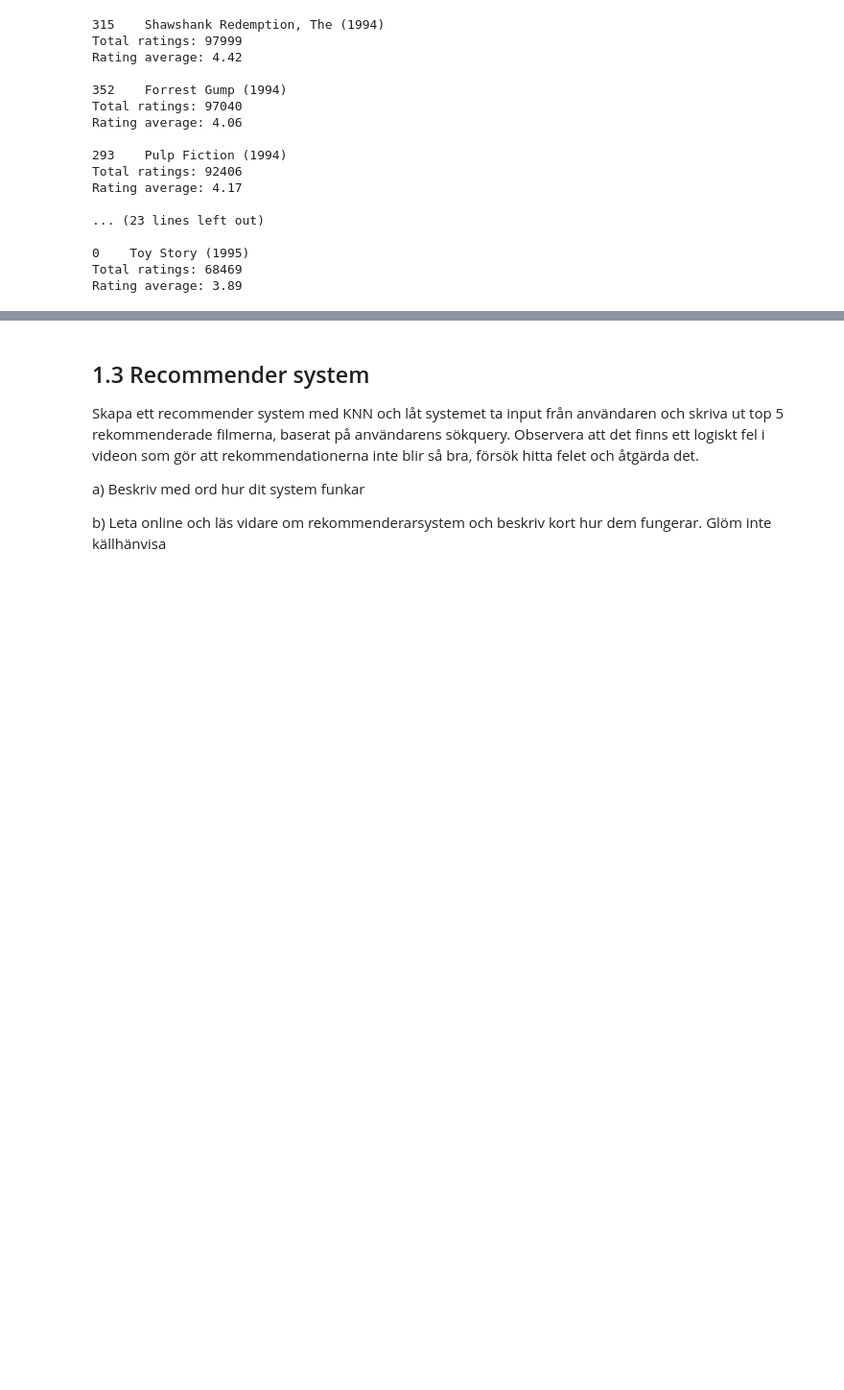
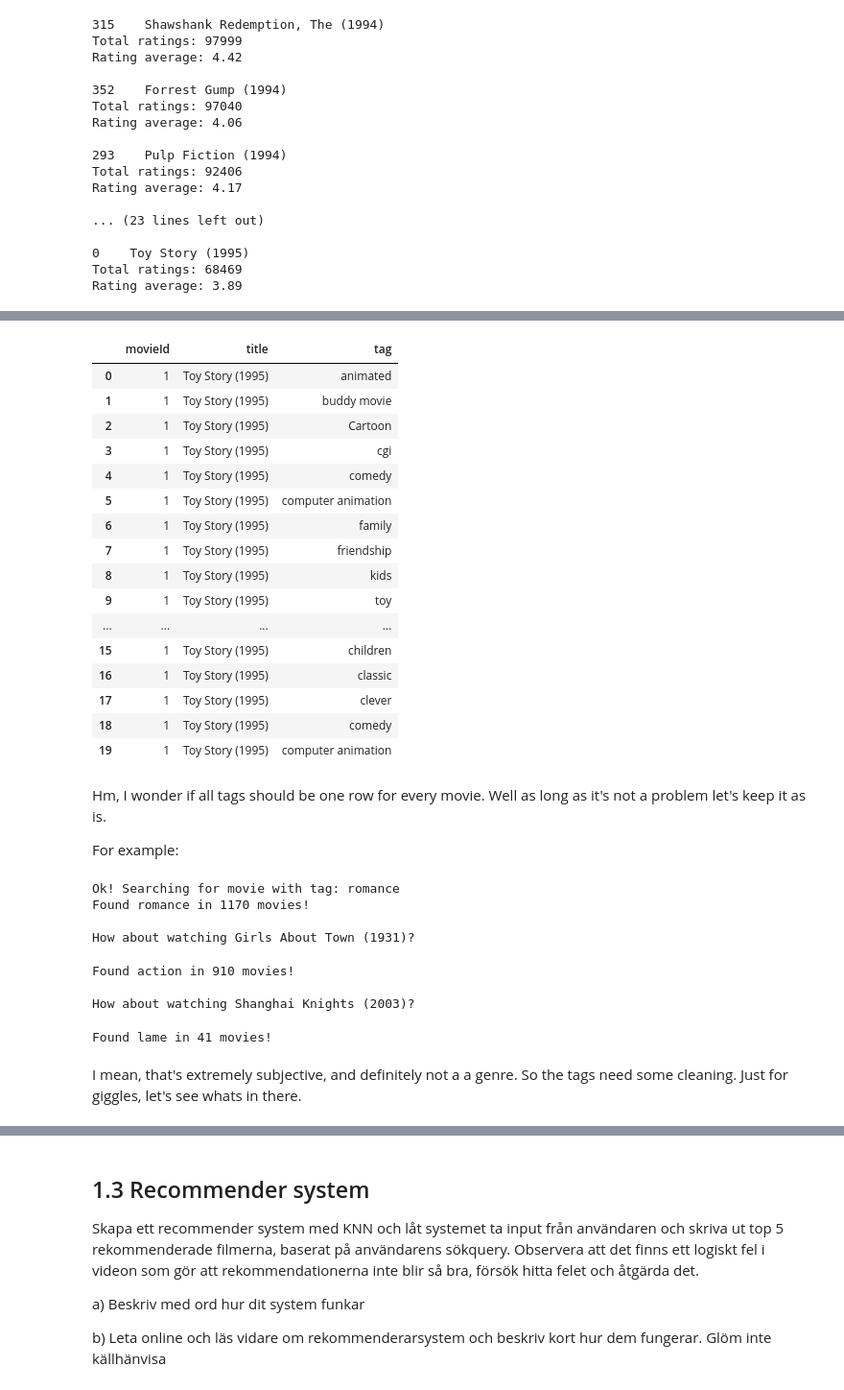
Before and after one commit to wlinds/ITHS-AI22-ML, a Jupyter notebook: Labb/ml-recommender.ipynb, the cells around one changed output, grey strips where cells are left out. Shown: that part at 96% size. Cells and saved outputs as stored; diff of their text form; code cells hidden in the pictures; blank space fills up the shorter version.

```diff
--- a/Labb/ml-recommender.ipynb
+++ b/Labb/ml-recommender.ipynb
@@ -258,0 +316,6 @@ muvee
+# %%
+# because of the issue with missing year values I think we will redo the dataframes add the tags
+tags='../Data/ml-latest/tags.csv'
+df_tags=pd.read_csv(tags, usecols=['movieId', 'tag'])
+
+df_tags.value_counts()
@@ -258,0 +336,69 @@ muvee
+# %%
+df_movies=pd.read_csv(movies, usecols=['movieId','title'], dtype={'movieId':'int32','title':'str'})
+df_movies=df_movies.merge(df_tags, how='outer', on='movieId')
+
+df_movies.head(20)
+# %% [output]
+|  | movieId | title | tag |
+| 0 | 1 | Toy Story (1995) | animated |
+| 1 | 1 | Toy Story (1995) | buddy movie |
+| 2 | 1 | Toy Story (1995) | Cartoon |
+| 3 | 1 | Toy Story (1995) | cgi |
+| 4 | 1 | Toy Story (1995) | comedy |
+| 5 | 1 | Toy Story (1995) | computer animation |
+| 6 | 1 | Toy Story (1995) | family |
+| 7 | 1 | Toy Story (1995) | friendship |
+| 8 | 1 | Toy Story (1995) | kids |
+| 9 | 1 | Toy Story (1995) | toy |
+| ... | ... | ... | ... |
+| 15 | 1 | Toy Story (1995) | children |
+| 16 | 1 | Toy Story (1995) | classic |
+| 17 | 1 | Toy Story (1995) | clever |
+| 18 | 1 | Toy Story (1995) | comedy |
+| 19 | 1 | Toy Story (1995) | computer animation |
+# %% [markdown]
+Hm, I wonder if all tags should be one row for every movie. Well as long as it's not a problem let's keep it as is.
+
+For example:
+# %%
+#What movie do you want to watch?'
+user_input = 'romance'
+
+print(f'Ok! Searching for movie with tag: {user_input}')
+
+def find_by_tag(tag, all_results=False, select_random=False):
+    match = df_movies.loc[df_movies['tag'] == tag].drop_duplicates().values
+    if len(match) == 0:
+        print(f'No movies tagged by {tag}, try being more specific.')
+    else:
+        s = 's'
+        if len(match) < 2: s = ''
+        print(f'Found {tag} in {len(match)} movie{s}! \n')
+
+    if all_results:
+        print(match)
+
+    if select_random:
+        n = np.random.randint(len(match))
+        print(f'How about watching {match[n][1]}?')
+
+find_by_tag(user_input, all_results=False, select_random=True)
+# %% [output]
+Ok! Searching for movie with tag: romance
+Found romance in 1170 movies!
+
+How about watching Girls About Town (1931)?
+# %%
+find_by_tag('action', all_results=False, select_random=True)
+# %% [output]
+Found action in 910 movies!
+
+How about watching Shanghai Knights (2003)?
+# %%
+# but there's some issues with the current tags, for example:
+find_by_tag('lame')
+# %% [output]
+Found lame in 41 movies!
+# %% [markdown]
+I mean, that's extremely subjective, and definitely not a a genre. So the tags need some cleaning.
+Just for giggles, let's see whats in there.
```
Also changed, not shown: parts of 28 cells of this notebook.
